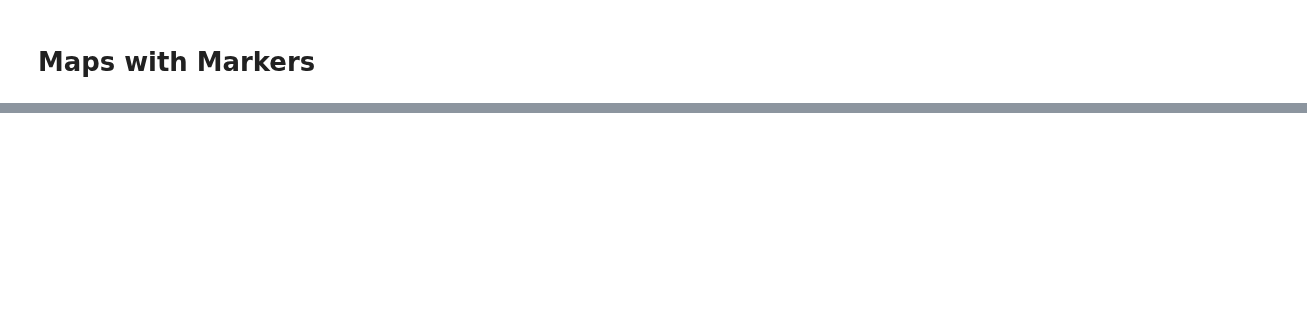
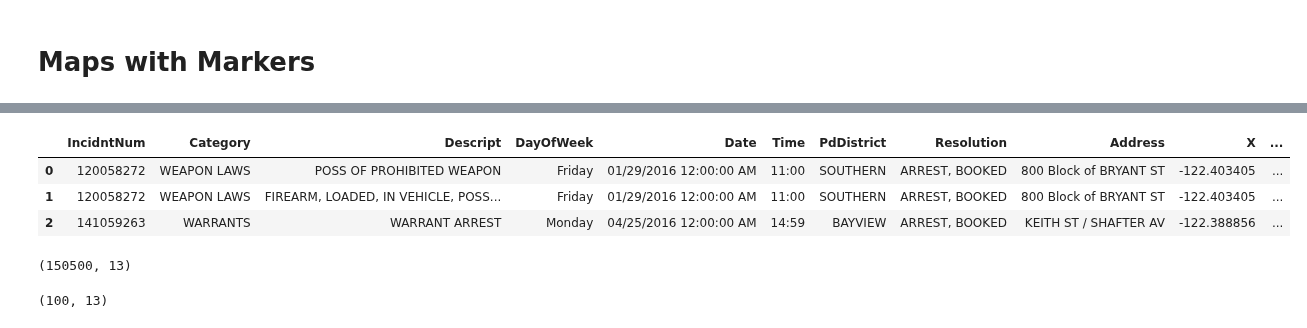
Before and after one commit to Hasan082/Data-Analysis, a Jupyter notebook: DataVisualizationWithPython/visualizing_geospatial_data.ipynb, the cells around one changed output, grey strips where cells are left out. Saved outputs shown, nothing was run; the diff lists cells and outputs as text; code cells hidden in the pictures; blank space fills up the shorter version.

```diff
--- a/DataVisualizationWithPython/visualizing_geospatial_data.ipynb
+++ b/DataVisualizationWithPython/visualizing_geospatial_data.ipynb
@@ -36,0 +39,11 @@ print('Dataset downloaded and read into a pandas dataframe!')
+# %%
+df_incidents.head(3)
+# %% [output]
+|  | IncidntNum | Category | Descript | DayOfWeek | Date | Time | PdDistrict | Resolution | Address | X | ... |
+| 0 | 120058272 | WEAPON LAWS | POSS OF PROHIBITED WEAPON | Friday | 01/29/2016 12:00:00 AM | 11:00 | SOUTHERN | ARREST, BOOKED | 800 Block of BRYANT ST | -122.403405 | ... |
+| 1 | 120058272 | WEAPON LAWS | FIREARM, LOADED, IN VEHICLE, POSS... | Friday | 01/29/2016 12:00:00 AM | 11:00 | SOUTHERN | ARREST, BOOKED | 800 Block of BRYANT ST | -122.403405 | ... |
+| 2 | 141059263 | WARRANTS | WARRANT ARREST | Monday | 04/25/2016 12:00:00 AM | 14:59 | BAYVIEW | ARREST, BOOKED | KEITH ST / SHAFTER AV | -122.388856 | ... |
+# %%
+df_incidents.shape
+# %% [output]
+(150500, 13)
@@ -36,0 +53,4 @@ print('Dataset downloaded and read into a pandas dataframe!')
+# %%
+df_incidents.shape
+# %% [output]
+(100, 13)
```
Also changed, not shown: parts of 5 cells of this notebook.
